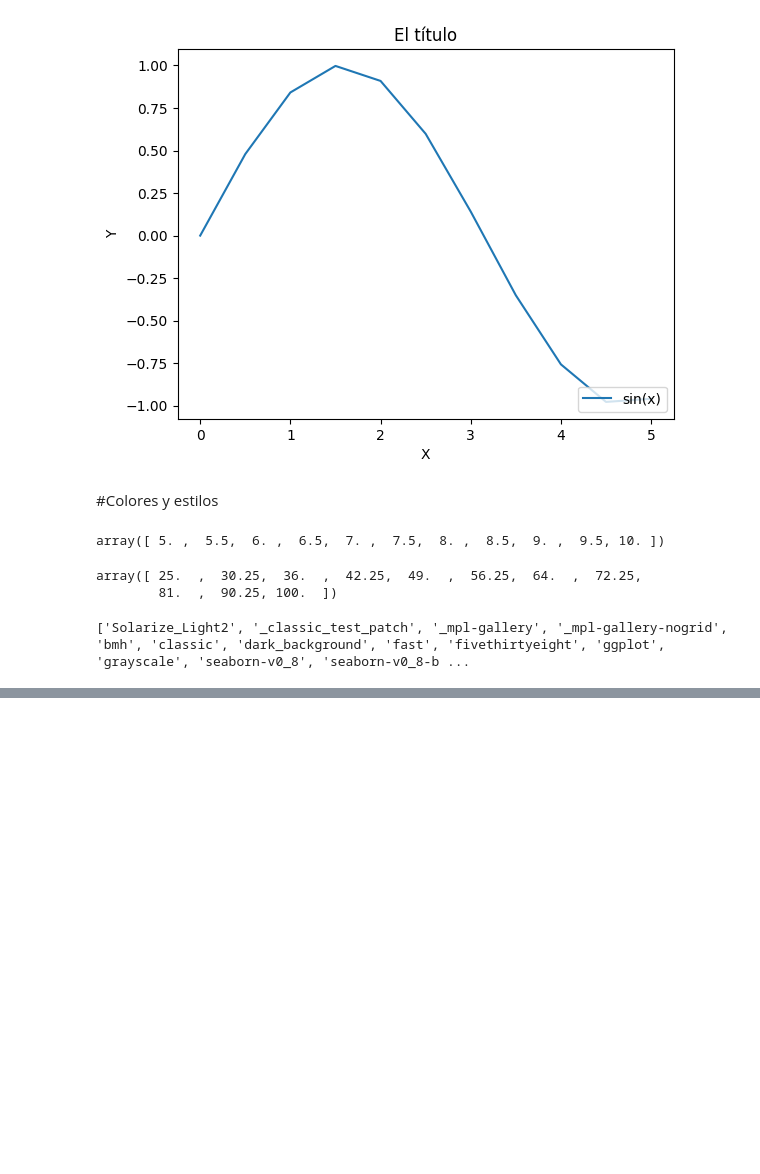
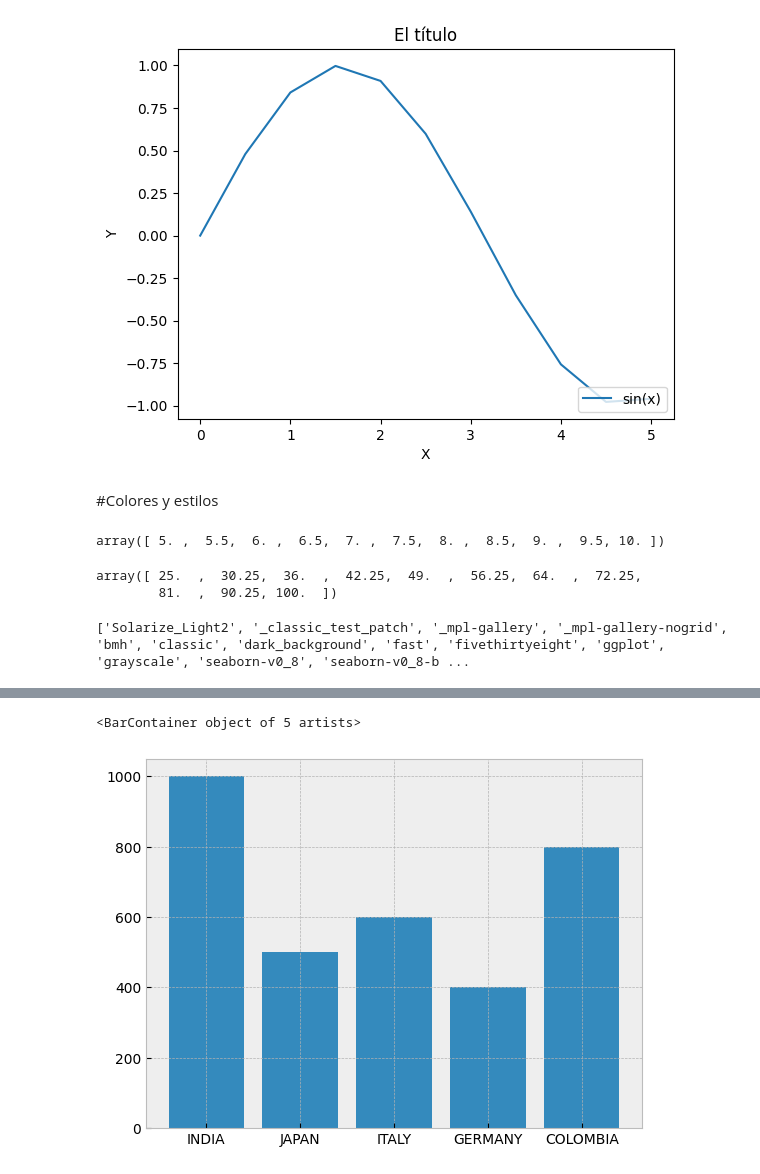
Before and after one commit to feracor/matplotlib_eaborn, a Jupyter notebook: 1_pyplot.ipynb, the cells around one changed output, grey strips where cells are left out. Cells and saved outputs as stored; diff of their text form; code cells hidden in the pictures; blank space fills up the shorter version.

```diff
--- a/1_pyplot.ipynb
+++ b/1_pyplot.ipynb
@@ -283,0 +307,8 @@ fig, axes = plt.subplots(figsize=(4,4))
+# %%
+country = ['INDIA', 'JAPAN', 'ITALY', 'GERMANY', 'COLOMBIA']
+population = [1000, 500, 600, 400, 800]
+# %%
+plt.bar(country, population) #Gráfica de barras con variables categóricas en el eje 'x'
+# %% [output]
+<BarContainer object of 5 artists>
+[figure, added]
```
Also changed, not shown: parts of 15 cells of this notebook.
